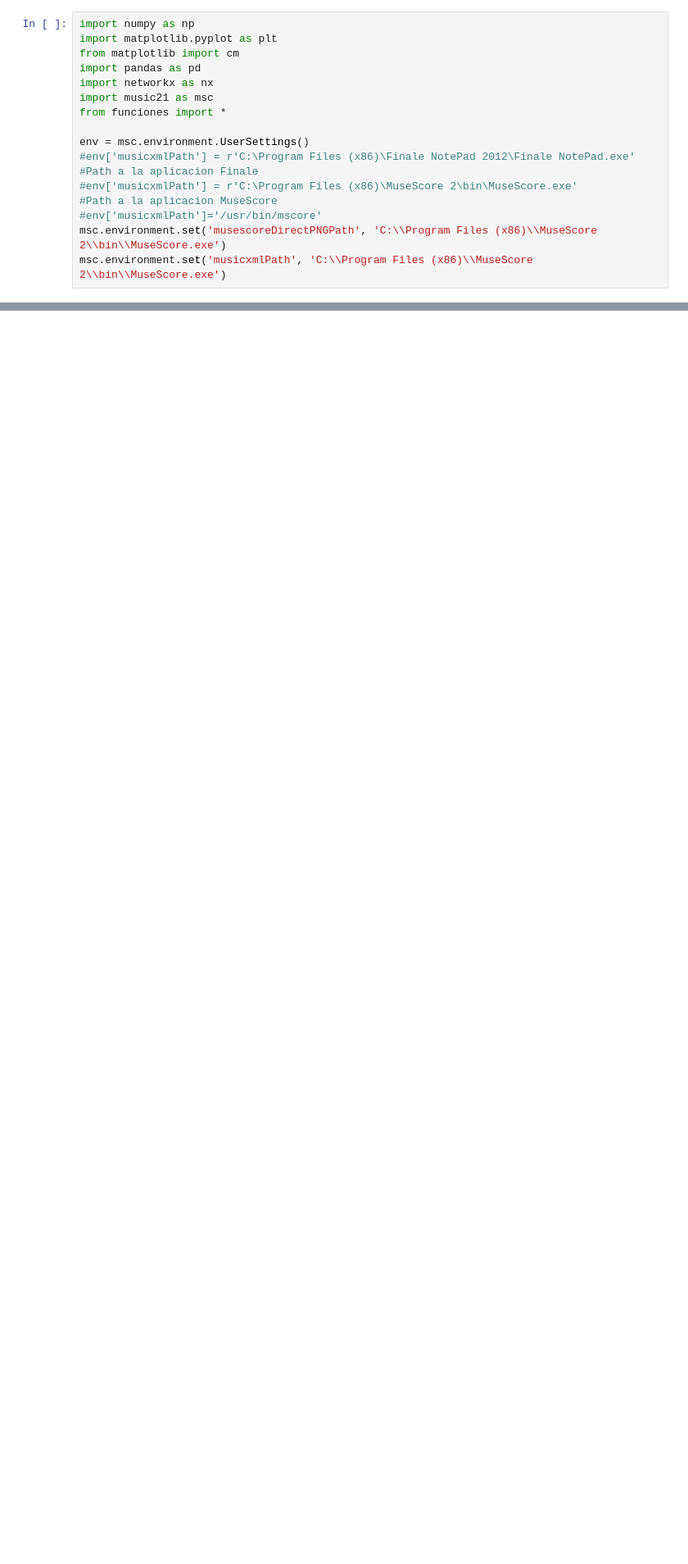
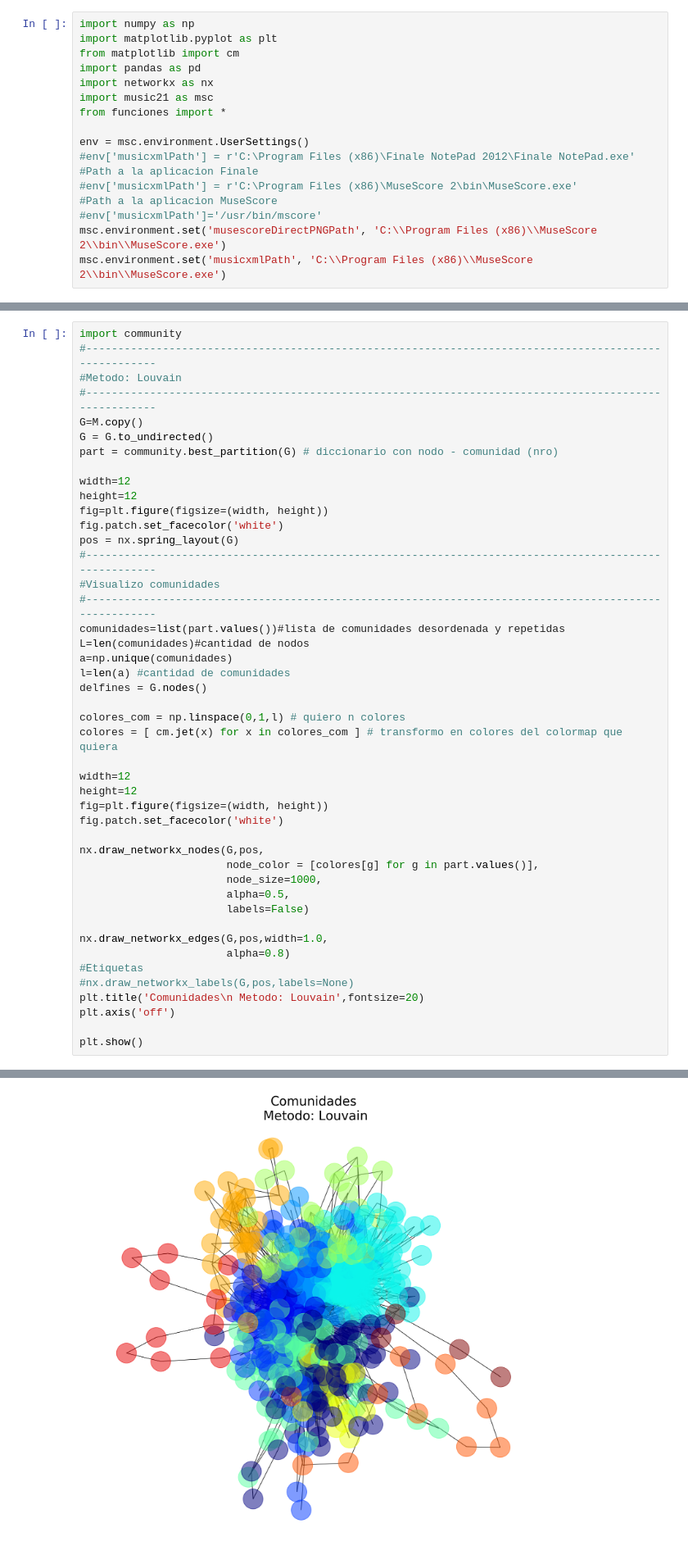
Before and after one commit to Redes2018/TP_esp, a Jupyter notebook: Main.ipynb, the cells around one changed output, grey strips where cells are left out. Shown at 82% size. Cells and saved outputs as stored; diff of their text form; blank space fills up the shorter version.

```diff
--- a/Main.ipynb
+++ b/Main.ipynb
@@ -48,0 +198,46 @@ msc.environment.set('musicxmlPath', 'C:\\Program Files (x86)\\MuseScore 2\\bin\\
+# %%
+import community
+#------------------------------------------------------------------------------------------------------
+#Metodo: Louvain
+#------------------------------------------------------------------------------------------------------
+G=M.copy()
+G = G.to_undirected()
+part = community.best_partition(G) # diccionario con nodo - comunidad (nro)
+
+width=12
+height=12
+fig=plt.figure(figsize=(width, height))
+fig.patch.set_facecolor('white')
+pos = nx.spring_layout(G)
+#------------------------------------------------------------------------------------------------------
+#Visualizo comunidades
+#------------------------------------------------------------------------------------------------------
+comunidades=list(part.values())#lista de comunidades desordenada y repetidas
+L=len(comunidades)#cantidad de nodos
+a=np.unique(comunidades)
+l=len(a) #cantidad de comunidades
+delfines = G.nodes()
+
+colores_com = np.linspace(0,1,l) # quiero n colores
+colores = [ cm.jet(x) for x in colores_com ] # transformo en colores del colormap que quiera
+
+width=12
+height=12
+fig=plt.figure(figsize=(width, height))
+fig.patch.set_facecolor('white')
+
+nx.draw_networkx_nodes(G,pos,
+                       node_color = [colores[g] for g in part.values()],
+                       node_size=1000,
+                       alpha=0.5,
+                       labels=False)
+
+nx.draw_networkx_edges(G,pos,width=1.0,
+                       alpha=0.8)
+#Etiquetas
+#nx.draw_networkx_labels(G,pos,labels=None)
+plt.title('Comunidades\n Metodo: Louvain',fontsize=20)
+plt.axis('off')
+
+plt.show()
+# %% [output]
@@ -49 +245,2 @@ msc.environment.set('musicxmlPath', 'C:\\Program Files (x86)\\MuseScore 2\\bin\\
+[figure, added]
 # %%
```
Also changed, not shown: parts of 11 cells of this notebook, 1 other file.
